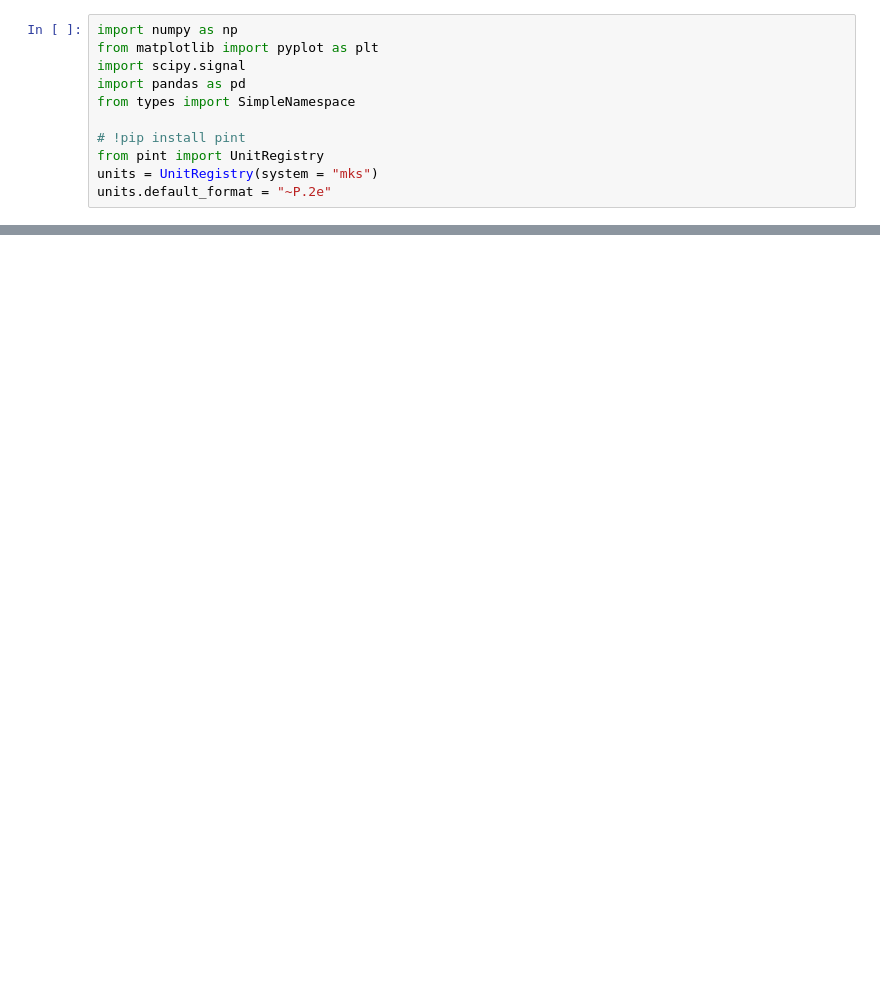
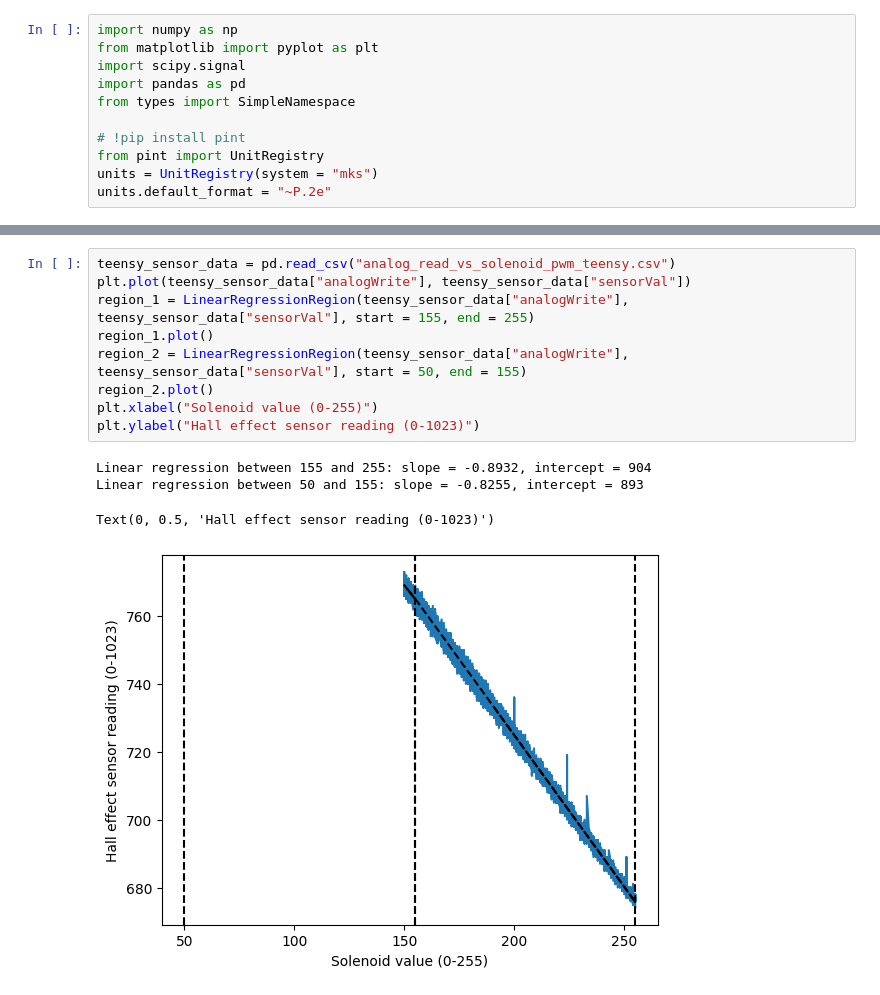
Before and after one commit to JohnnyMaBoi/Magnetic-Levitation, a Jupyter notebook: sensor_data_analysis/sensor_vs_input_function.ipynb, the cells around one changed output, grey strips where cells are left out. Cells and saved outputs as stored; diff of their text form; blank space fills up the shorter version.

```diff
--- a/sensor_data_analysis/sensor_vs_input_function.ipynb
+++ b/sensor_data_analysis/sensor_vs_input_function.ipynb
@@ -96,0 +103,14 @@ Text(0, 0.5, 'Hall effect sensor reading (0-1023)')
+# %%
+teensy_sensor_data = pd.read_csv("analog_read_vs_solenoid_pwm_teensy.csv")
+plt.plot(teensy_sensor_data["analogWrite"], teensy_sensor_data["sensorVal"])
+region_1 = LinearRegressionRegion(teensy_sensor_data["analogWrite"], teensy_sensor_data["sensorVal"], start = 155, end = 255)
+region_1.plot()
+region_2 = LinearRegressionRegion(teensy_sensor_data["analogWrite"], teensy_sensor_data["sensorVal"], start = 50, end = 155)
+region_2.plot()
+plt.xlabel("Solenoid value (0-255)")
+plt.ylabel("Hall effect sensor reading (0-1023)")
+# %% [output]
+Linear regression between 155 and 255: slope = -0.8932, intercept = 904
+Linear regression between 50 and 155: slope = -0.8255, intercept = 893
+Text(0, 0.5, 'Hall effect sensor reading (0-1023)')
+[figure, added]
```
Also changed, not shown: parts of 2 cells of this notebook, 7 other files.
